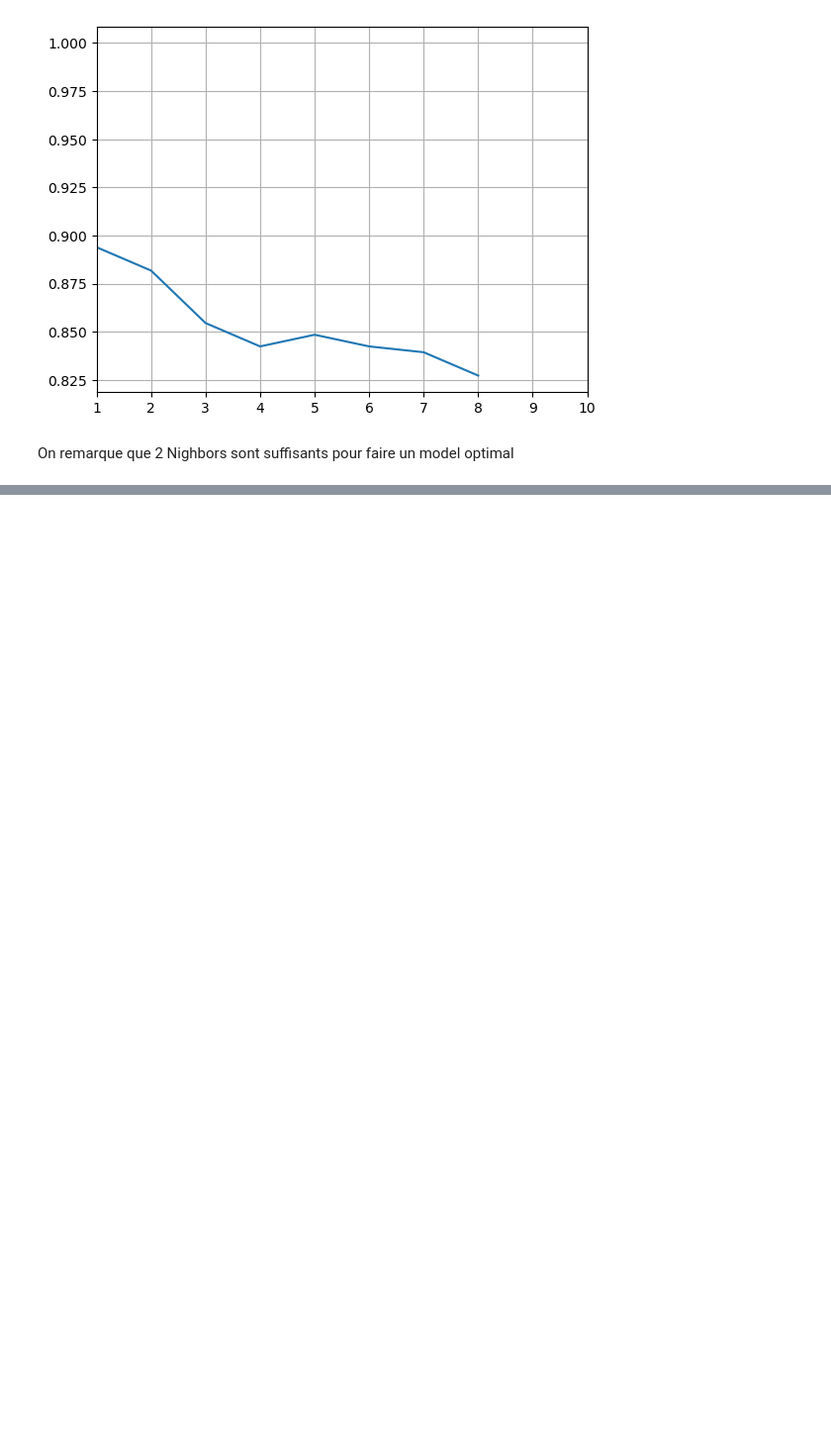
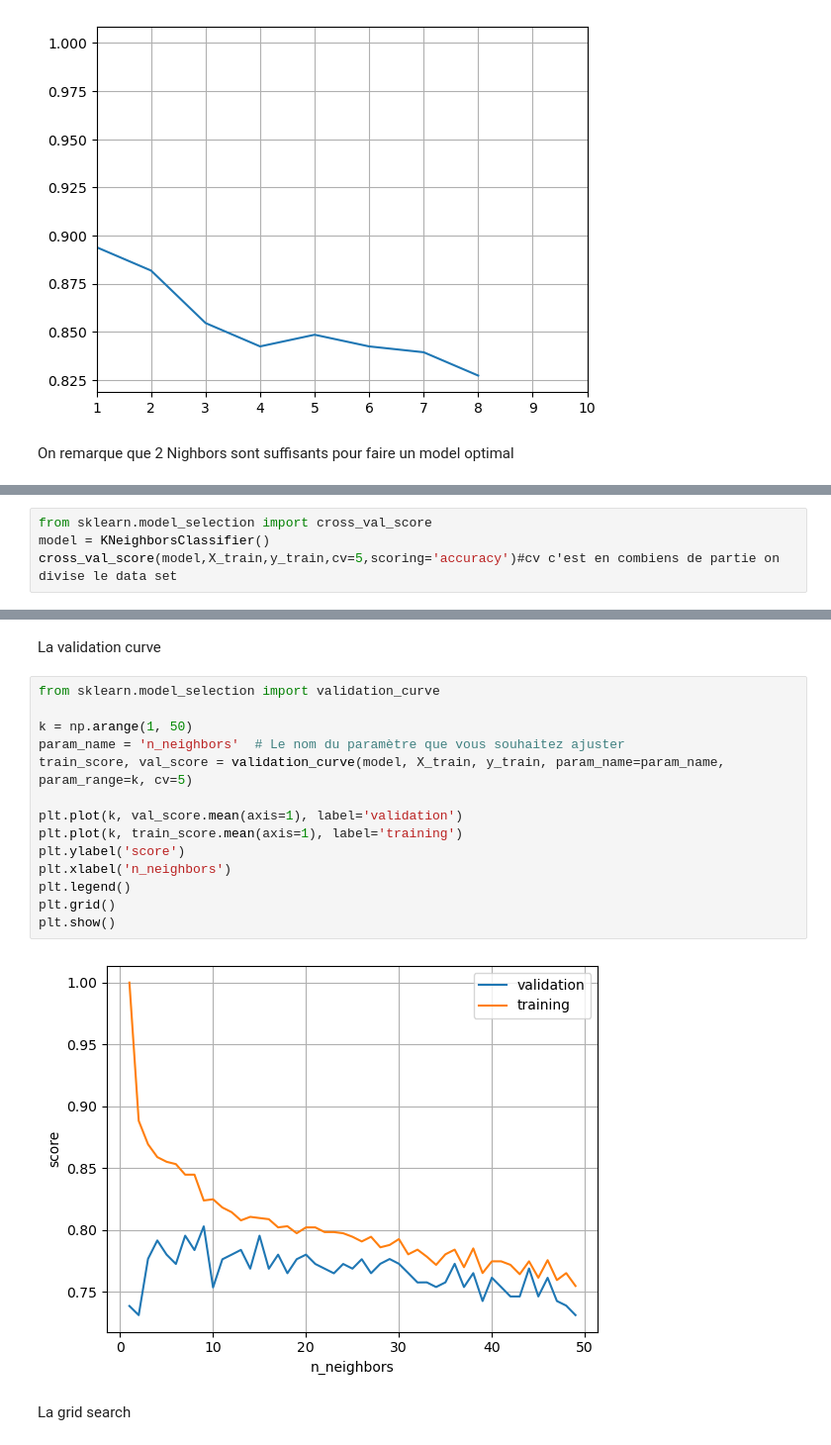
Before and after one commit to BatataNatna/salaires_immobilier_KNN, a Jupyter notebook: salaires_KNN.ipynb, the cells around one changed output, grey strips where cells are left out. Shown at 99% size. Drawn from its saved outputs; the diff is of its cells as text; blank space fills up the shorter version.

```diff
--- a/salaires_KNN.ipynb
+++ b/salaires_KNN.ipynb
@@ -226,0 +229,4 @@ On remarque que 2 Nighbors sont suffisants pour faire un model optimal
+# %%
+from sklearn.model_selection import cross_val_score
+model = KNeighborsClassifier()
+cross_val_score(model,X_train,y_train,cv=5,scoring='accuracy')#cv c'est en combiens de partie on divise le data set
@@ -226,0 +244,20 @@ On remarque que 2 Nighbors sont suffisants pour faire un model optimal
+# %% [markdown]
+La validation curve
+# %%
+from sklearn.model_selection import validation_curve
+
+k = np.arange(1, 50)
+param_name = 'n_neighbors'  # Le nom du paramètre que vous souhaitez ajuster
+train_score, val_score = validation_curve(model, X_train, y_train, param_name=param_name, param_range=k, cv=5)
+
+plt.plot(k, val_score.mean(axis=1), label='validation')
+plt.plot(k, train_score.mean(axis=1), label='training')
+plt.ylabel('score')
+plt.xlabel('n_neighbors')
+plt.legend()
+plt.grid()
+plt.show()
+# %% [output]
+[figure, added]
+# %% [markdown]
+La grid search
```
Also changed, not shown: parts of 10 cells of this notebook.
